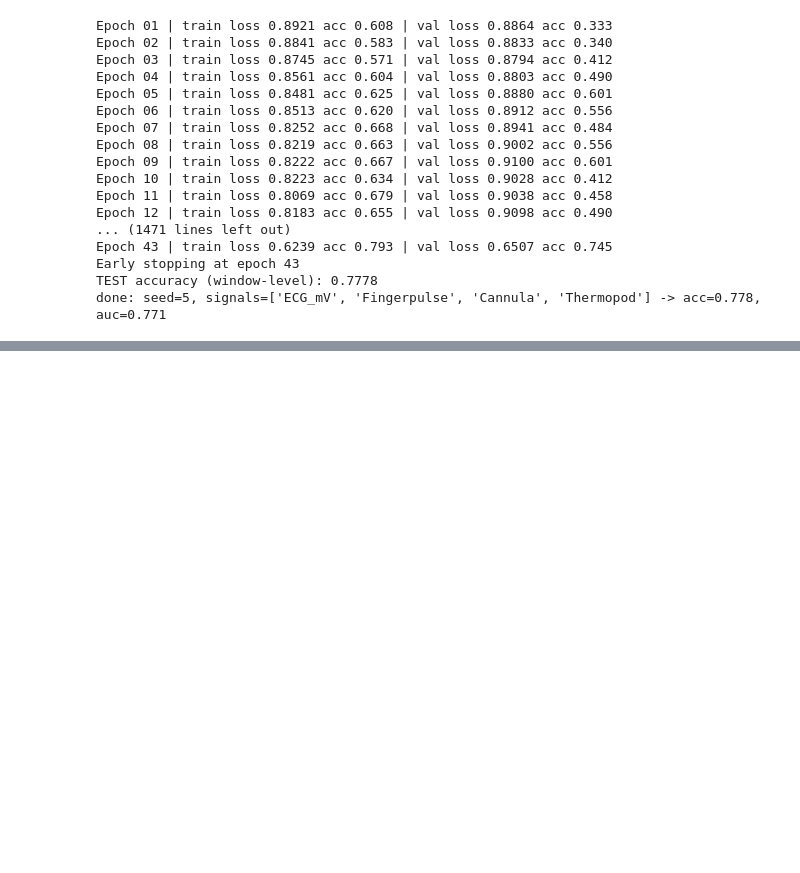
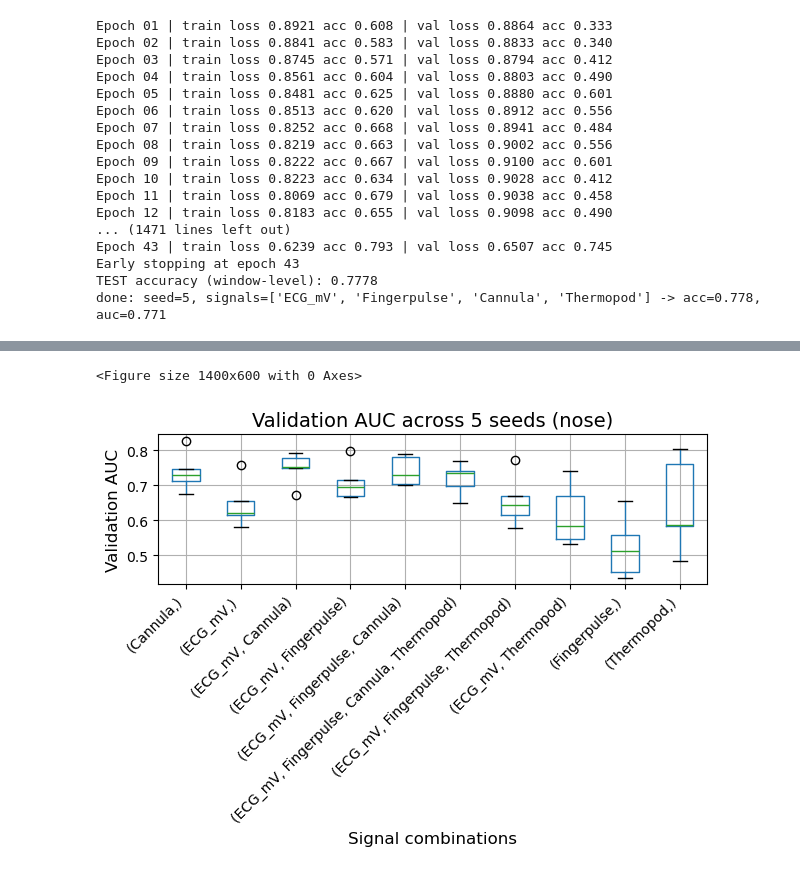
Before and after one commit to sssabere/Modeling_Breathing_Signals-, a Jupyter notebook: study1/Testing_functions_nose.ipynb, the cells around one changed output, grey strips where cells are left out. Cells and saved outputs as stored; diff of their text form; code cells hidden in the pictures; blank space fills up the shorter version.

```diff
--- a/study1/Testing_functions_nose.ipynb
+++ b/study1/Testing_functions_nose.ipynb
@@ -537,0 +560,18 @@ df.head(50)
+# %%
+import matplotlib.pyplot as plt
+
+
+
+plt.figure(figsize=(14,6))
+df.boxplot(column="test_roc_auc", by="keep_signals")
+plt.title("Validation AUC across 5 seeds (nose)", fontsize=14)
+plt.suptitle("")
+plt.ylabel("Validation AUC", fontsize=12)
+plt.xlabel("Signal combinations", fontsize=12)
+
+plt.xticks(rotation=45, ha="right")   # better label alignment
+plt.tight_layout()
+plt.show()
+# %% [output]
+<Figure size 1400x600 with 0 Axes>
+[figure, added]
```
Also changed, not shown: parts of 1 cell of this notebook, 2 other files.
